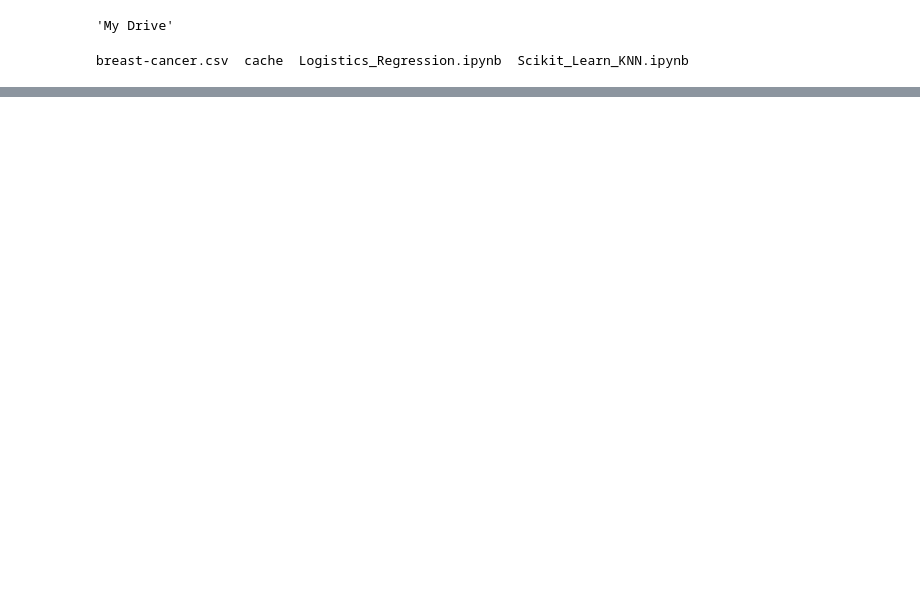
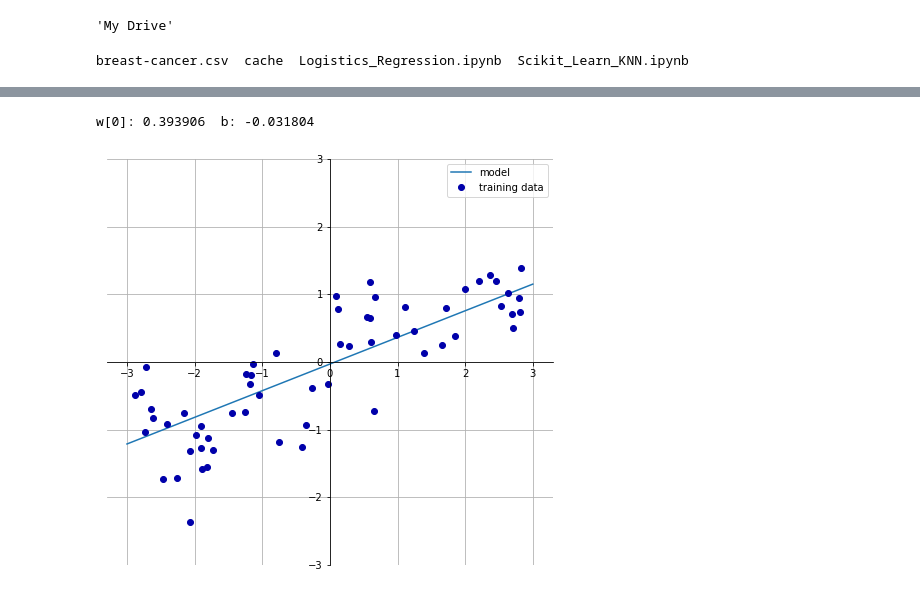
Before and after one commit to franckalain/Machine-learning-Projects, a Jupyter notebook: Scikit Learn/Logistic_Regression.ipynb, the cells around one changed output, grey strips where cells are left out. Drawn from its saved outputs; the diff is of its cells as text; code cells hidden in the pictures; blank space fills up the shorter version.

```diff
--- a/Scikit Learn/Logistic_Regression.ipynb
+++ b/Scikit Learn/Logistic_Regression.ipynb
@@ -28,0 +124,6 @@ X_train, X_test, y_train, y_test = train_test_split(cancer.data, cancer.target,
+# %%
+import mglearn
+mglearn.plots.plot_linear_regression_wave()
+# %% [output]
+w[0]: 0.393906  b: -0.031804
+[figure, added]
```
Also changed, not shown: parts of 11 cells of this notebook.
